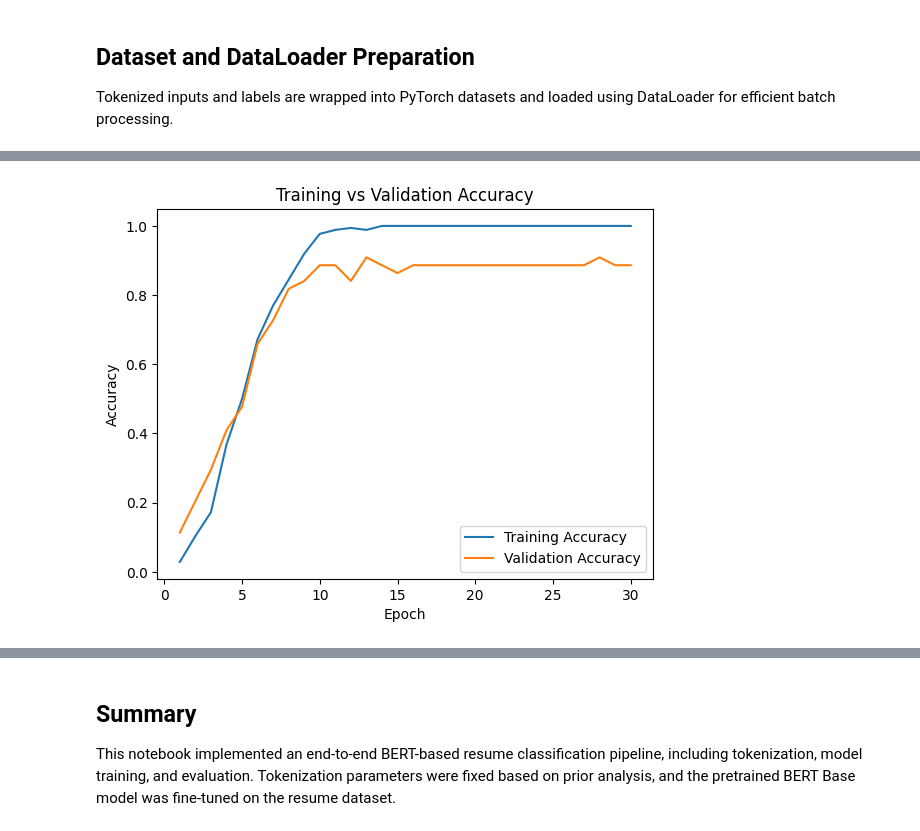
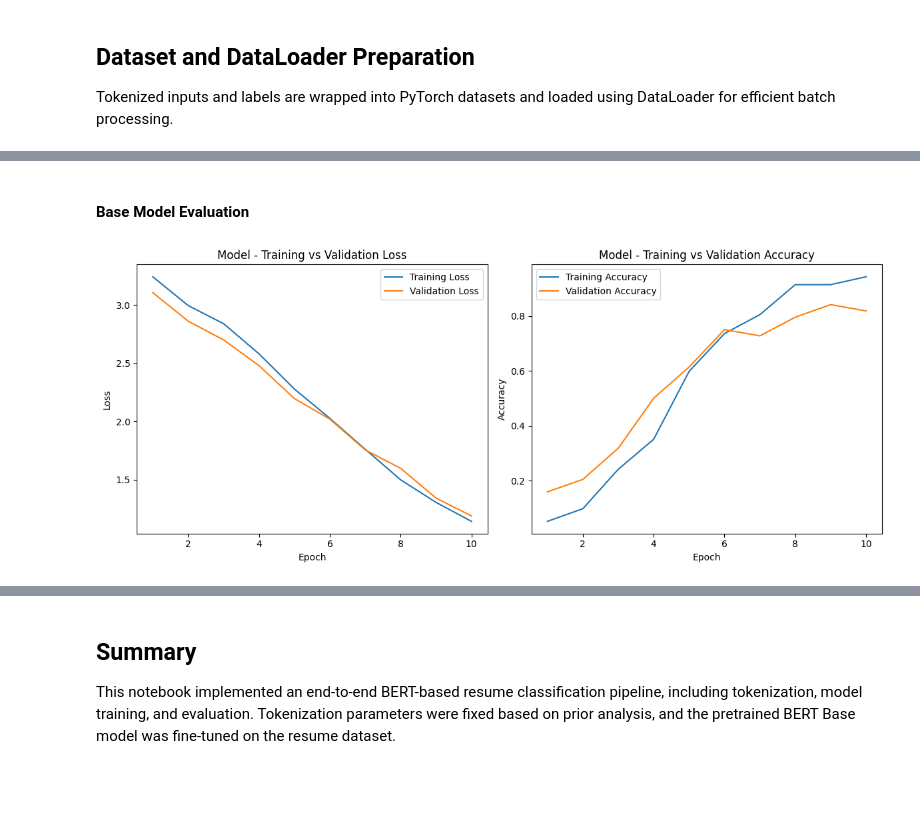
Before and after one commit to chanmyae99/resume-bert-classification, a Jupyter notebook: notebooks/03_bert_training.ipynb, the cells around one changed output, grey strips where cells are left out. Cells and saved outputs as stored; diff of their text form; code cells hidden in the pictures; blank space fills up the shorter version.

```diff
--- a/notebooks/03_bert_training.ipynb
+++ b/notebooks/03_bert_training.ipynb
@@ -375,14 +369,11 @@ optimizer = optim.AdamW(model.parameters(), lr=2e-5)
 The model is trained for a fixed number of epochs. Validation accuracy is
 computed after each epoch.
 # %%
-train_losses = []
-val_losses = []
-train_accuracies = []
-val_accuracies = []
+def train_model(model, optimizer, num_epochs, train_losses,val_losses, train_accuracies, val_accuracies):
 
-epochs = 30
+  epochs = num_epochs
 
-for epoch in range(epochs):
+  for epoch in range(epochs):
     # -------- TRAINING --------
     model.train()
     total_loss = 0
@@ -446,4 +437,11 @@ for epoch in range(epochs):
     val_accuracies.append(val_acc)
 
     print(f"Validation loss: {avg_val_loss:.4f}, Validation accuracy: {val_acc:.4f}")
+
+
+base_train_losses = []
+base_val_losses = []
+base_train_accuracies = []
+base_val_accuracies = []
+train_model(base_model, base_optimizer, num_epochs=10, train_losses=base_train_losses, val_losses=base_val_losses, train_accuracies=base_train_accuracies, val_accuracies=base_val_accuracies)
 # %% [output]
@@ -467,15 +468,40 @@ Validation loss: 0.2994, Validation accuracy: 0.8864
+# %% [markdown]
+#### Base Model Evaluation
 # %%
 import matplotlib.pyplot as plt
 
-epochs = range(1, len(val_accuracies) + 1)
+def plot_training_curves(
+    train_losses,
+    val_losses,
+    train_accuracies,
+    val_accuracies,
+    title_prefix="Model"
+):
+    epochs = range(1, len(val_losses) + 1)
 
-plt.figure()
-plt.plot(epochs, train_accuracies, label="Training Accuracy")
-plt.plot(epochs, val_accuracies, label="Validation Accuracy")
-plt.xlabel("Epoch")
-plt.ylabel("Accuracy")
-plt.title("Training vs Validation Accuracy")
-plt.legend()
-plt.show()
+    plt.figure(figsize=(12, 5))
+
+    # ---- Loss plot ----
+    plt.subplot(1, 2, 1)
+    plt.plot(epochs, train_losses, label="Training Loss")
+    plt.plot(epochs, val_losses, label="Validation Loss")
+    plt.xlabel("Epoch")
+    plt.ylabel("Loss")
+    plt.title(f"{title_prefix} - Training vs Validation Loss")
+    plt.legend()
+
+    # ---- Accuracy plot ----
+    plt.subplot(1, 2, 2)
+    plt.plot(epochs, train_accuracies, label="Training Accuracy")
+    plt.plot(epochs, val_accuracies, label="Validation Accuracy")
+    plt.xlabel("Epoch")
+    plt.ylabel("Accuracy")
+    plt.title(f"{title_prefix} - Training vs Validation Accuracy")
+    plt.legend()
+
+    plt.tight_layout()
+    plt.show()
+
+plot_training_curves(base_train_losses, base_val_losses, base_train_accuracies, base_val_accuracies)
 # %% [output]
-[figure, old version]
+[figure, new version]
```
Also changed, not shown: parts of 29 cells of this notebook.
